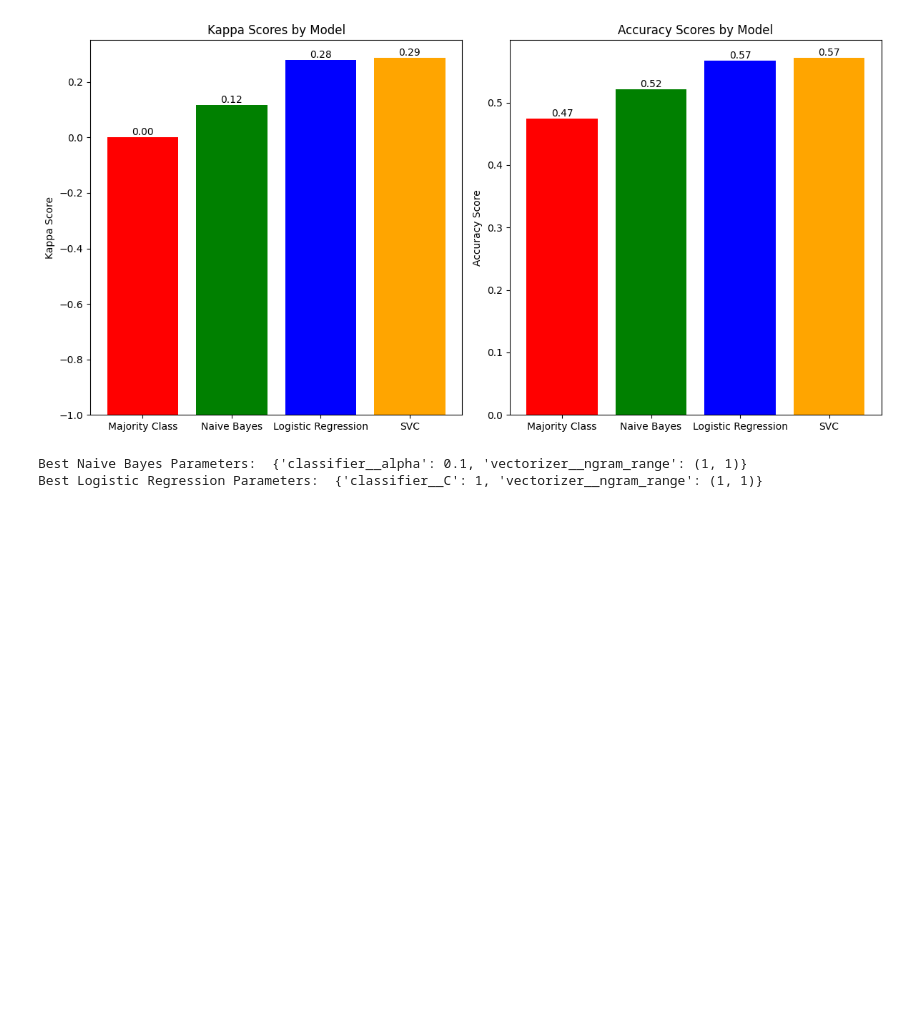
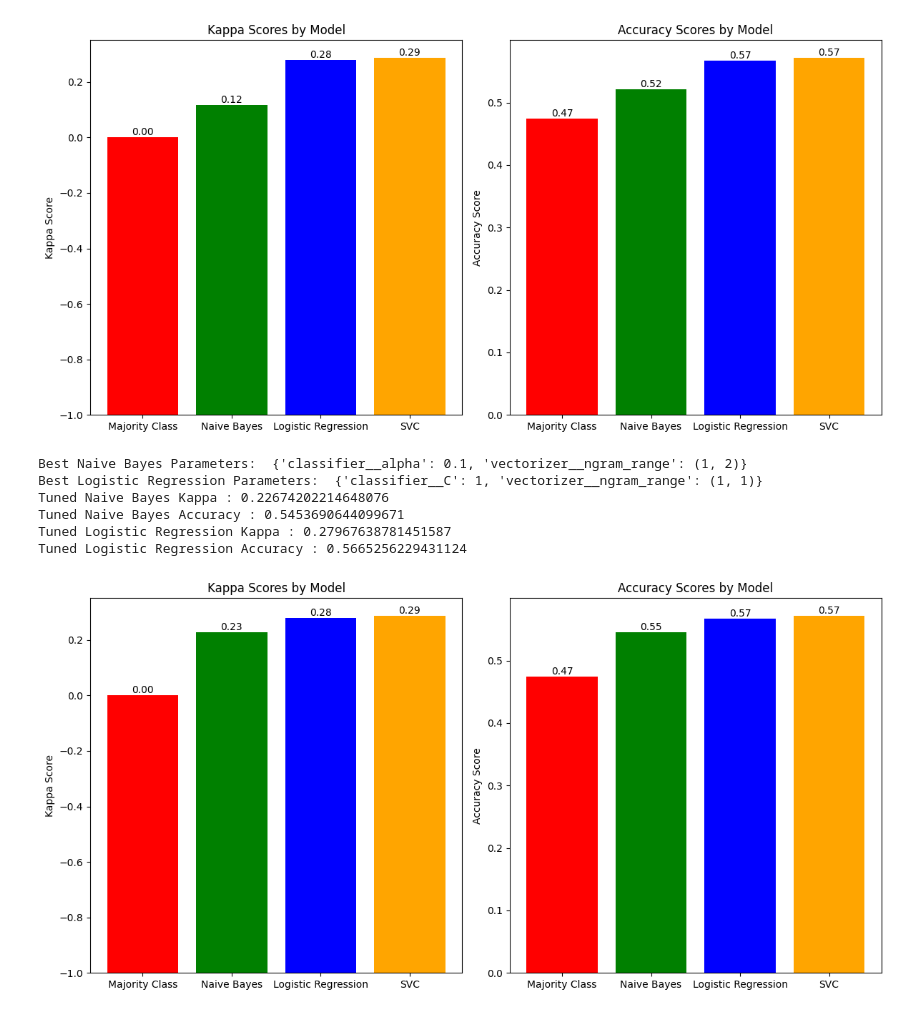
Before and after one commit to NilsLyrevik/AppML, a Jupyter notebook: PA3/classifier.ipynb, the cells around one changed output. Drawn from its saved outputs; the diff is of its cells as text; code cells hidden in the pictures; blank space fills up the shorter version.

```diff
--- a/PA3/classifier.ipynb
+++ b/PA3/classifier.ipynb
@@ -223,7 +223,7 @@ nb_param_grid = {
     'classifier__alpha': [0.01, 0.1, 1]
 }
 nb_grid_search = GridSearchCV(train_naive_bayes_pipeline(), nb_param_grid, cv=5, n_jobs=-1)
-nb_grid_search.fit(X_gold, y_gold)
+nb_grid_search.fit(X_cs, y_cs)
 print("Best Naive Bayes Parameters: ", nb_grid_search.best_params_)
 
 # Logistic Regression Hyperparameter Tuning
@@ -232,9 +232,9 @@ lr_param_grid = {
     'classifier__C': [0.01, 0.1, 1]
 }
 lr_grid_search = GridSearchCV(train_logistic_regression_pipeline(), lr_param_grid, cv=5, n_jobs=-1)
-lr_grid_search.fit(X_gold, y_gold)
+lr_grid_search.fit(X_cs, y_cs)
 print("Best Logistic Regression Parameters: ", lr_grid_search.best_params_)
-
+'''
 # SVC Hyperparameter Tuning
 svc_param_grid = {
     'vectorizer__ngram_range': [(1, 1), (1, 2)],
@@ -242,8 +242,9 @@ svc_param_grid = {
     'classifier__kernel': ['linear', 'rbf']
 }
 svc_grid_search = GridSearchCV(train_svc_pipeline(), svc_param_grid, cv=5, n_jobs=-1)
-svc_grid_search.fit(X_gold, y_gold)
+svc_grid_search.fit(X_cs, y_cs)
 print("Best SVC Parameters: ", svc_grid_search.best_params_)
+'''
 
 # run models again and use best hyperparameters to evaluate on test set
 # Naive Bayes with best hyperparameters
@@ -267,31 +268,36 @@ lr_best_model.fit(X_train_lr, y_train_lr)
 lr_best_predictions = lr_best_model.predict(X_test_lr)
 lr_best_kappa = cohen_kappa_score(lr_best_predictions, y_test_lr)
 lr_best_acc = accuracy_score(lr_best_predictions, y_test_lr)
 print("Tuned Logistic Regression Kappa :", lr_best_kappa)
 print("Tuned Logistic Regression Accuracy :", lr_best_acc)
 
 # SVC with best hyperparameters
 '''
 svc_best_model = Pipeline([
     ("vectorizer", TfidfVectorizer(ngram_range=svc_grid_search.best_params_['vectorizer__ngram_range'])),
     ("classifier", SVC(C=svc_grid_search.best_params_['classifier__C'], kernel=svc_grid_search.best_params_['classifier__kernel']))
 ])
 svc_best_model.fit(X_train_svc, y_train_svc)
 svc_best_predictions = svc_best_model.predict(X_test_svc)
 svc_best_kappa = cohen_kappa_score(svc_best_predictions, y_test_svc)
 svc_best_acc = accuracy_score(svc_best_predictions, y_test_svc)
 print("Tuned SVC Kappa :", svc_best_kappa)
 print("Tuned SVC Accuracy :", svc_best_acc)
 '''
 # The reason for not using the tunes SVC model is that it does not yield better results than the initial SVC model.
 
 svc_best_kappa = svc_kappa  # Placeholder, replace with actual tuned kappa
 svc_best_acc = svc_acc  # Placeholder, replace with actual tuned accuracy
 
 # plot results for tuned models
 tuned_kappa_scores = [majority_kappa, nb_best_kappa, lr_best_kappa, svc_best_kappa]
 tuned_acc_scores = [majority_acc, nb_best_acc, lr_best_acc, svc_best_acc]
 plot_model_kappa_accuracy(tuned_kappa_scores, tuned_acc_scores, "tuned")
 # %% [output]
-Best Naive Bayes Parameters:  {'classifier__alpha': 0.1, 'vectorizer__ngram_range': (1, 1)}
+Best Naive Bayes Parameters:  {'classifier__alpha': 0.1, 'vectorizer__ngram_range': (1, 2)}
 Best Logistic Regression Parameters:  {'classifier__C': 1, 'vectorizer__ngram_range': (1, 1)}
+Tuned Naive Bayes Kappa : 0.22674202214648076
+Tuned Naive Bayes Accuracy : 0.5453690644099671
+Tuned Logistic Regression Kappa : 0.27967638781451587
+Tuned Logistic Regression Accuracy : 0.5665256229431124
+[figure, added]
```
Also changed, not shown: 1 other file.
